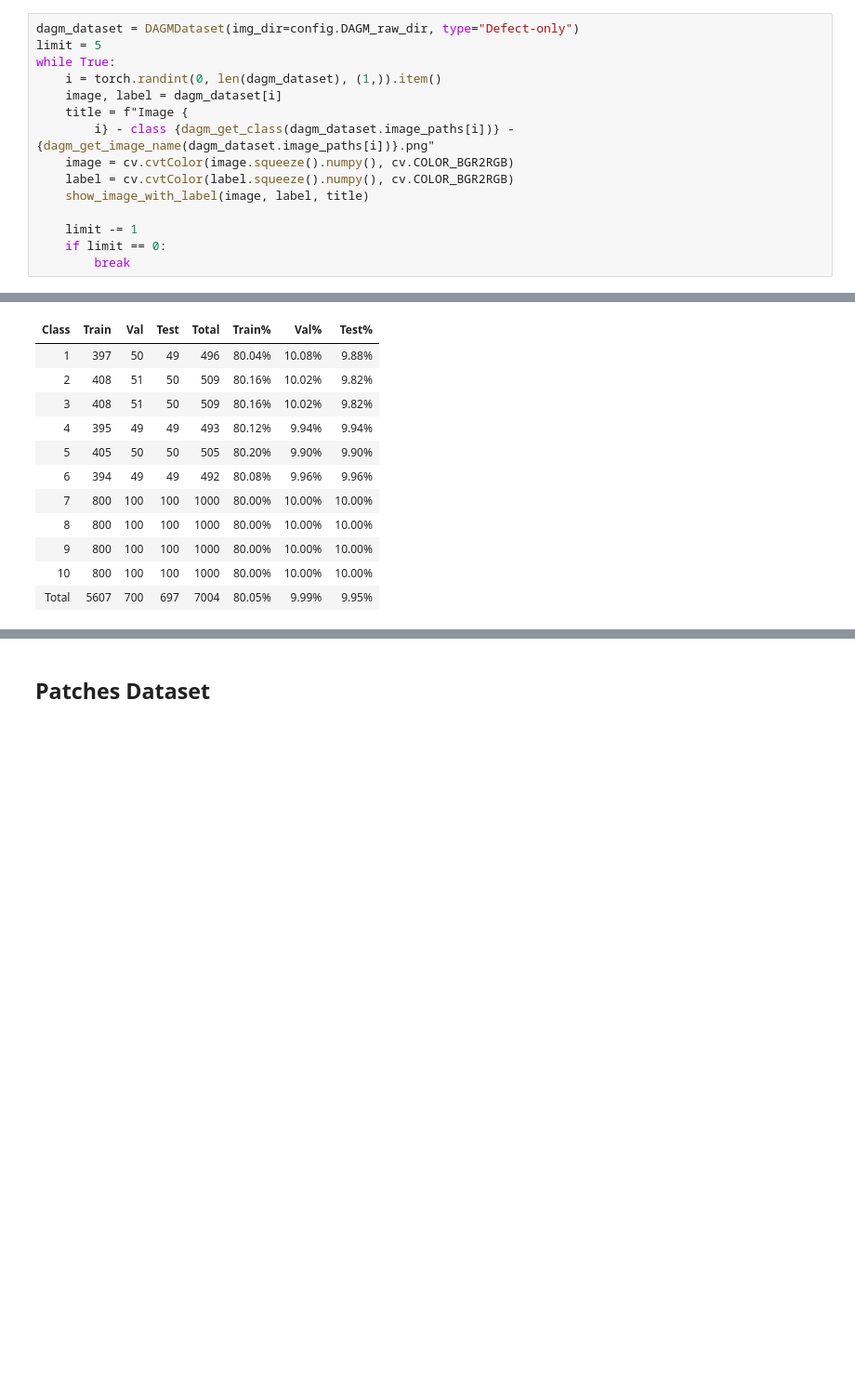
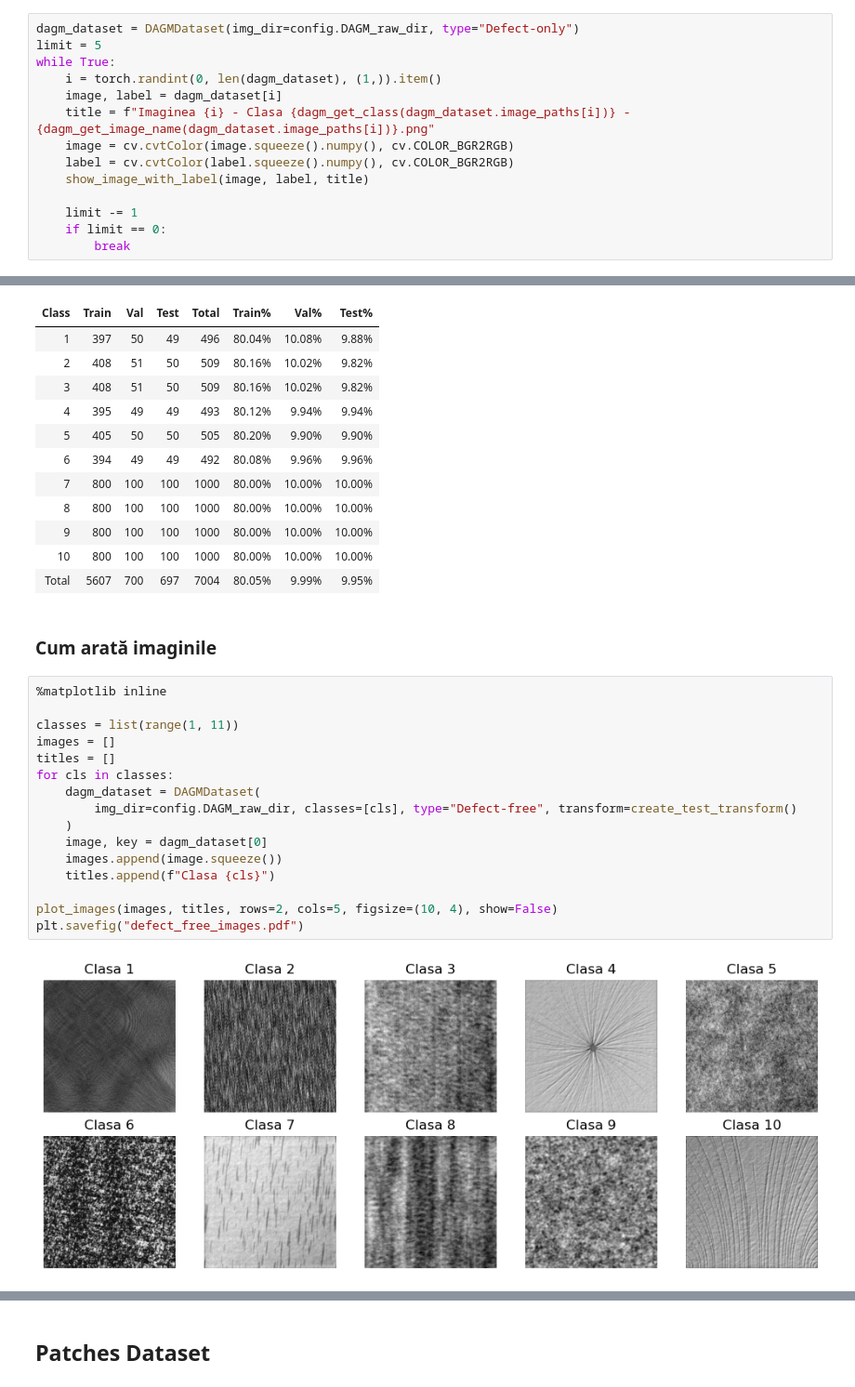
Before and after one commit to popastefan10/DeepAD, a Jupyter notebook: notebooks/datasets.ipynb, the cells around one changed output, grey strips where cells are left out. Shown at 93% size. Drawn from its saved outputs; the diff is of its cells as text; blank space fills up the shorter version.

```diff
--- a/notebooks/datasets.ipynb
+++ b/notebooks/datasets.ipynb
@@ -28,8 +27,7 @@ limit = 5
 while True:
     i = torch.randint(0, len(dagm_dataset), (1,)).item()
     image, label = dagm_dataset[i]
-    title = f"Image {
-        i} - class {dagm_get_class(dagm_dataset.image_paths[i])} - {dagm_get_image_name(dagm_dataset.image_paths[i])}.png"
+    title = f"Imaginea {i} - Clasa {dagm_get_class(dagm_dataset.image_paths[i])} - {dagm_get_image_name(dagm_dataset.image_paths[i])}.png"
     image = cv.cvtColor(image.squeeze().numpy(), cv.COLOR_BGR2RGB)
     label = cv.cvtColor(label.squeeze().numpy(), cv.COLOR_BGR2RGB)
     show_image_with_label(image, label, title)
@@ -199,3 +197,23 @@ display(df.style.hide())
 | 9 | 800 | 100 | 100 | 1000 | 80.00% | 10.00% | 10.00% |
 | 10 | 800 | 100 | 100 | 1000 | 80.00% | 10.00% | 10.00% |
 | Total | 5607 | 700 | 697 | 7004 | 80.05% | 9.99% | 9.95% |
+# %% [markdown]
+### Cum arată imaginile
+# %%
+%matplotlib inline
+
+classes = list(range(1, 11))
+images = []
+titles = []
+for cls in classes:
+    dagm_dataset = DAGMDataset(
+        img_dir=config.DAGM_raw_dir, classes=[cls], type="Defect-free", transform=create_test_transform()
+    )
+    image, key = dagm_dataset[0]
+    images.append(image.squeeze())
+    titles.append(f"Clasa {cls}")
+
+plot_images(images, titles, rows=2, cols=5, figsize=(10, 4), show=False)
+plt.savefig("defect_free_images.pdf")
+# %% [output]
+[figure, added]
```
Also changed, not shown: parts of 2 cells of this notebook, 5 other files.
